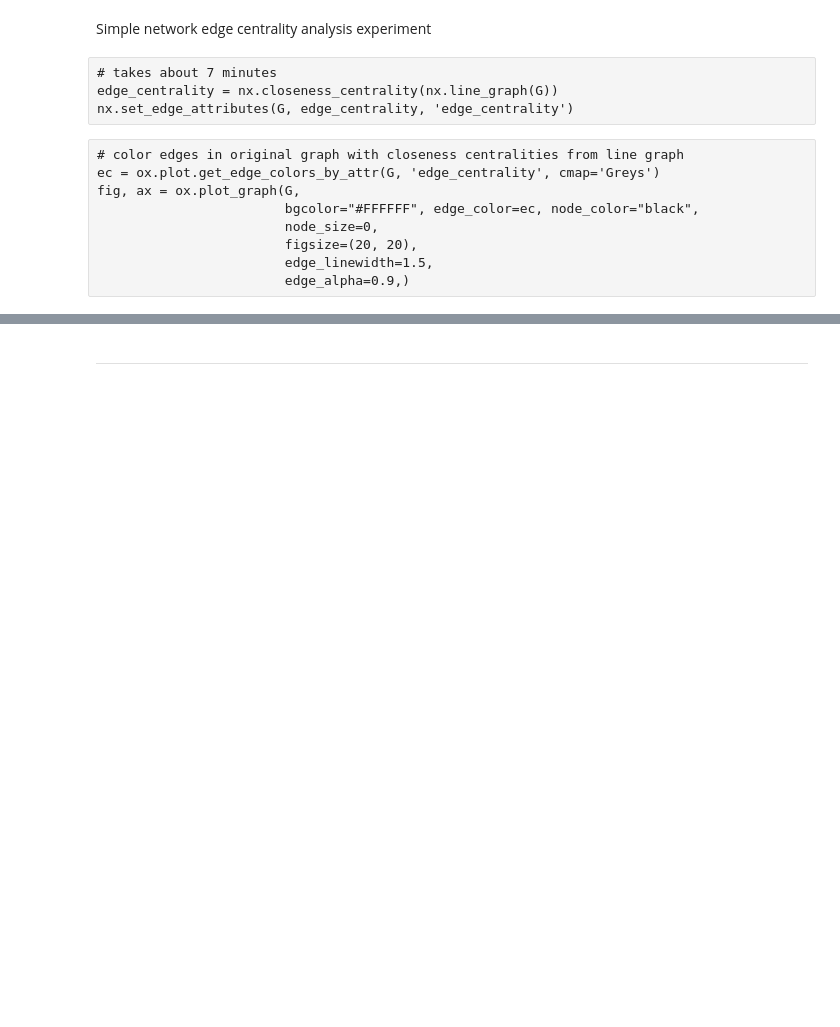
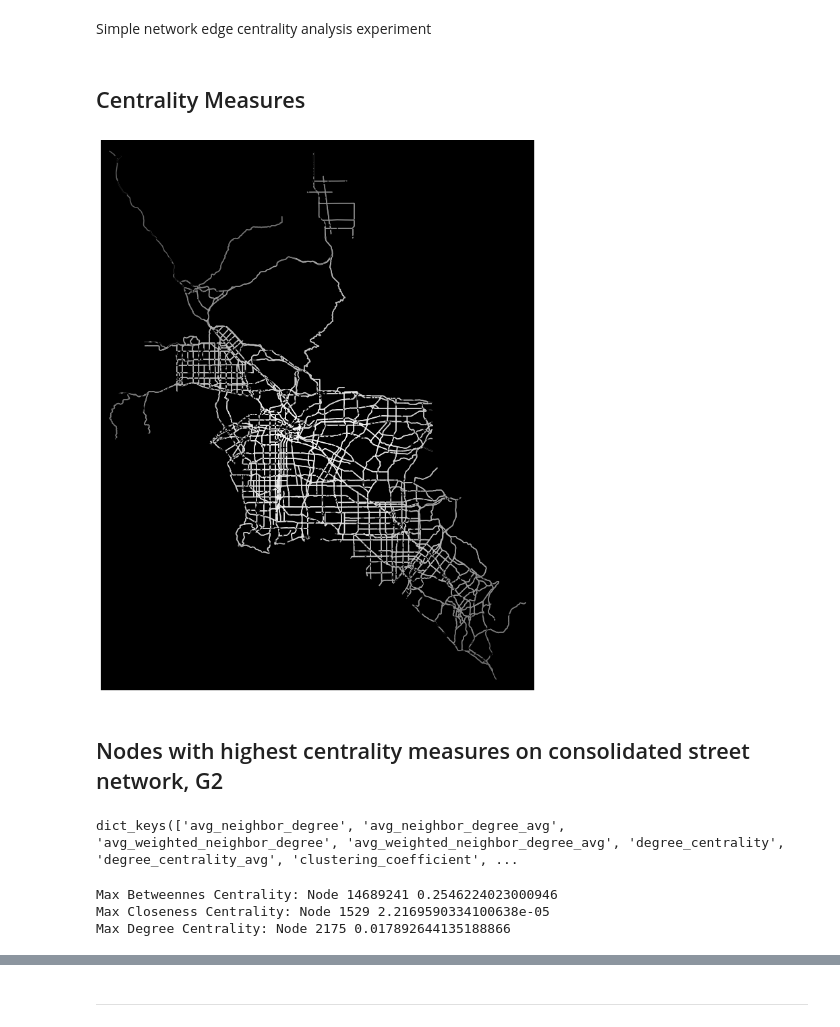
Before and after one commit to jarviskroos7/SoCalEVCSNetwork, a Jupyter notebook: ev_network_proj.ipynb, the cells around one changed output, grey strips where cells are left out. Saved outputs shown, nothing was run; the diff lists cells and outputs as text; code cells hidden in the pictures; blank space fills up the shorter version.

Commit message:
network notebook update

```diff
--- a/ev_network_proj.ipynb
+++ b/ev_network_proj.ipynb
@@ -88,16 +103,5 @@ fig, ax = ox.plot_graph(
 ---
 # %% [markdown]
 Simple network edge centrality analysis experiment
-# %% [raw]
-# takes about 7 minutes
-edge_centrality = nx.closeness_centrality(nx.line_graph(G))
-nx.set_edge_attributes(G, edge_centrality, 'edge_centrality')
-# %% [raw]
-# color edges in original graph with closeness centralities from line graph
-ec = ox.plot.get_edge_colors_by_attr(G, 'edge_centrality', cmap='Greys')
-fig, ax = ox.plot_graph(G,
-                        bgcolor="#FFFFFF", edge_color=ec, node_color="black",
-                        node_size=0,
-                        figsize=(20, 20),
-                        edge_linewidth=1.5,
-                        edge_alpha=0.9,)
+# %% [markdown]
+## Centrality Measures
@@ -103,0 +113,16 @@ fig, ax = ox.plot_graph(G,
+# %%
+# color edges in original graph with closeness centralities from line graph
+
+ec = ox.plot.get_edge_colors_by_attr(G, 'edge_centrality', cmap='Greys_r')
+fig, ax = ox.plot_graph(
+    G,
+    bgcolor="black", edge_color=ec, node_color="greys-r",
+    node_size=0,
+    figsize=(15, 15),
+    edge_linewidth=1.5,
+    edge_alpha=0.9
+)
+# %% [output]
+[figure, added]
+# %% [markdown]
+## Nodes with highest centrality measures on consolidated street network, G2
@@ -103,0 +131,18 @@ fig, ax = ox.plot_graph(G,
+# %%
+extended_stats_G2.keys()
+# %% [output]
+dict_keys(['avg_neighbor_degree', 'avg_neighbor_degree_avg', 'avg_weighted_neighbor_degree', 'avg_weighted_neighbor_degree_avg', 'degree_centrality', 'degree_centrality_avg', 'clustering_coefficient', ...
+# %%
+# values are normalized by default
+
+max_node_bc, max_bc = max(extended_stats_G2["betweenness_centrality"].items(), key=lambda x: x[1])
+max_node_cc, max_cc = max(extended_stats_G2["closeness_centrality"].items(), key=lambda x: x[1])
+max_node_dc, max_dc = max(extended_stats_G2["degree_centrality"].items(), key=lambda x: x[1])
+
+print('Max Betweennes Centrality: Node', max_node, max_bc)
+print('Max Closeness Centrality: Node', max_node_cc, max_cc)
+print('Max Degree Centrality: Node', max_node_dc, max_dc)
+# %% [output]
+Max Betweennes Centrality: Node 14689241 0.2546224023000946
+Max Closeness Centrality: Node 1529 2.2169590334100638e-05
+Max Degree Centrality: Node 2175 0.017892644135188866
```
Also changed, not shown: parts of 18 cells of this notebook, 2 other files.
